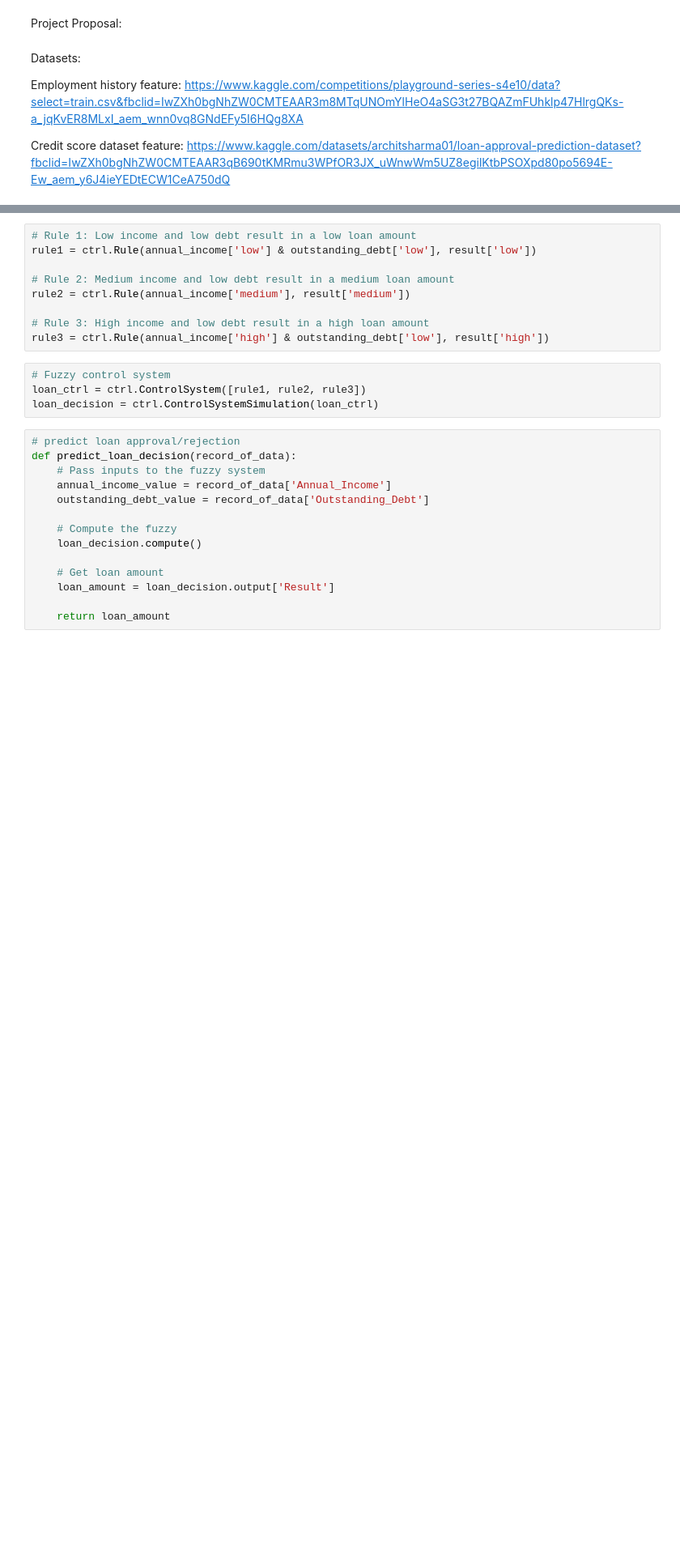
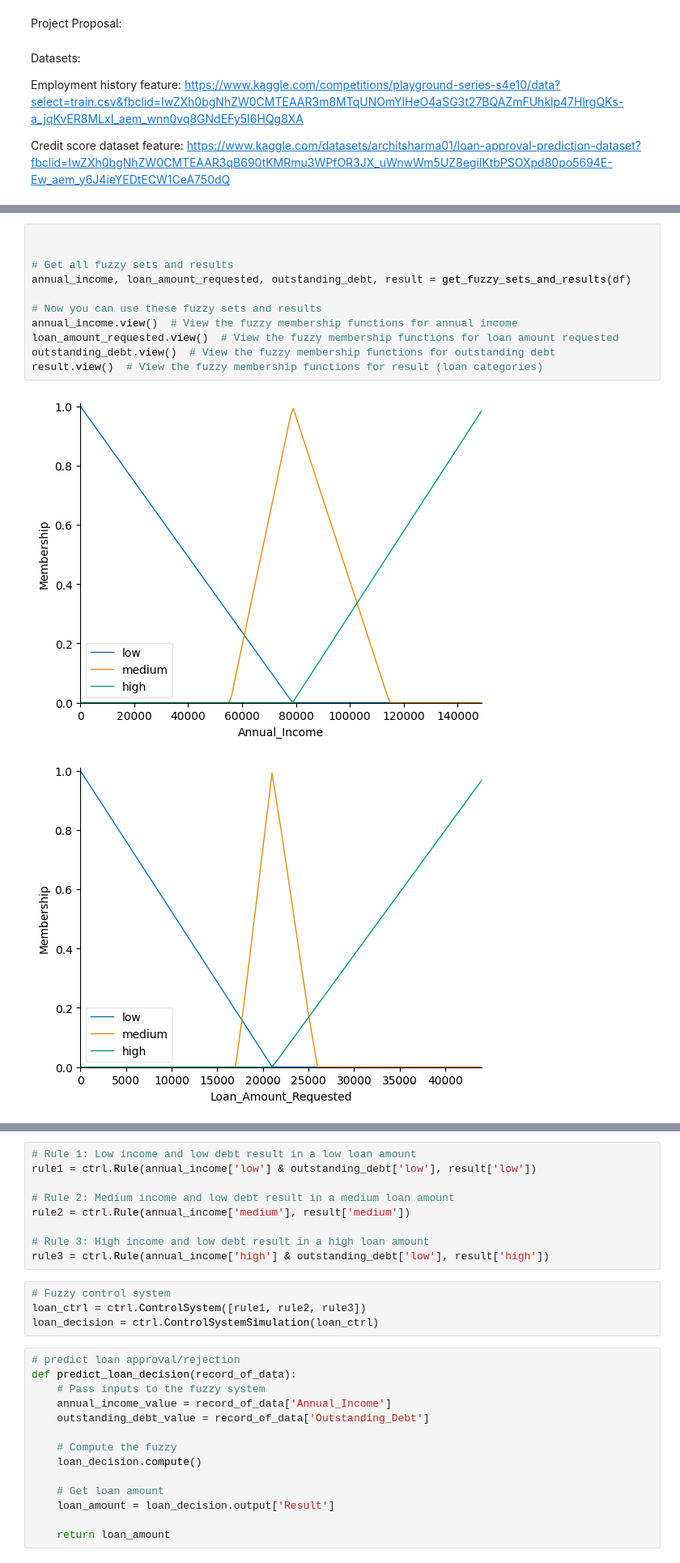
Before and after one commit to Harithelamin/ACIT4620-24H-G6, a Jupyter notebook: main.ipynb, the cells around one changed output, grey strips where cells are left out. Shown at 81% size. Drawn from its saved outputs; the diff is of its cells as text; blank space fills up the shorter version.

```diff
--- a/main.ipynb
+++ b/main.ipynb
@@ -278,0 +312,14 @@ Name: Loan_Approval_Status, Length: 52000, dtype: int64
+# %%
+
+
+# Get all fuzzy sets and results
+annual_income, loan_amount_requested, outstanding_debt, result = get_fuzzy_sets_and_results(df)
+
+# Now you can use these fuzzy sets and results
+annual_income.view()  # View the fuzzy membership functions for annual income
+loan_amount_requested.view()  # View the fuzzy membership functions for loan amount requested
+outstanding_debt.view()  # View the fuzzy membership functions for outstanding debt
+result.view()  # View the fuzzy membership functions for result (loan categories)
+# %% [output]
+[figure, added]
+[figure, added]
```
Also changed, not shown: parts of 34 cells of this notebook, 2 other files.
